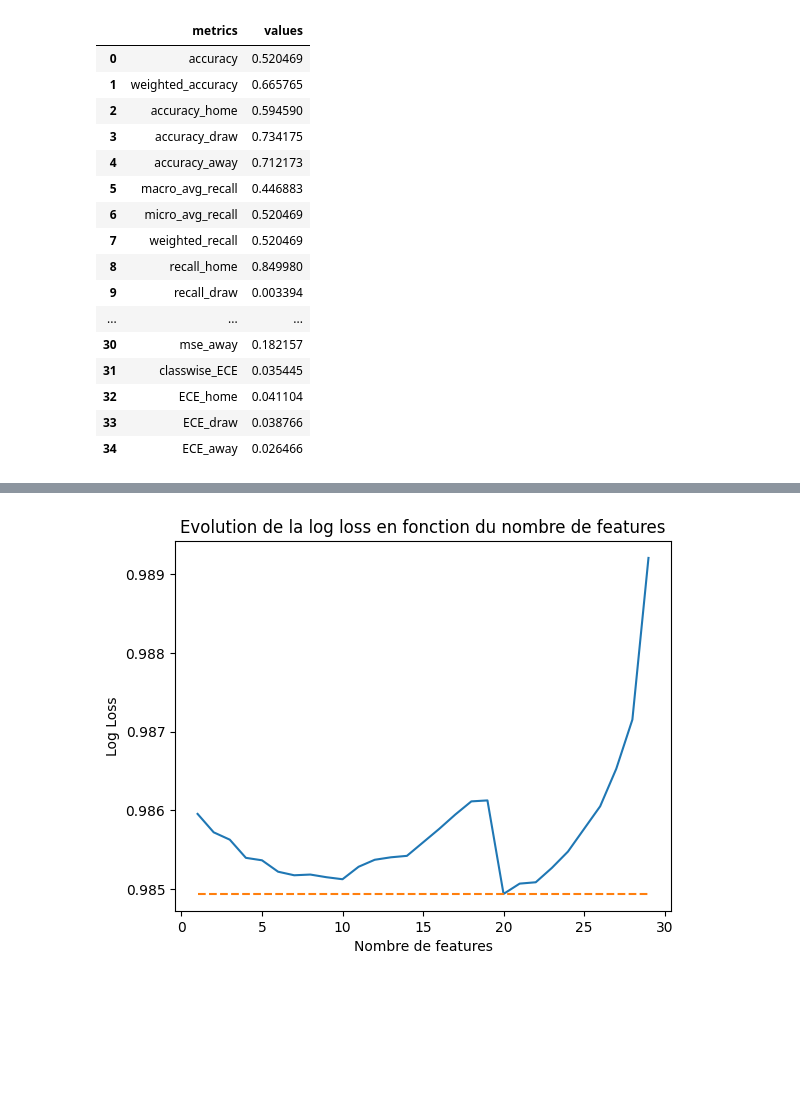
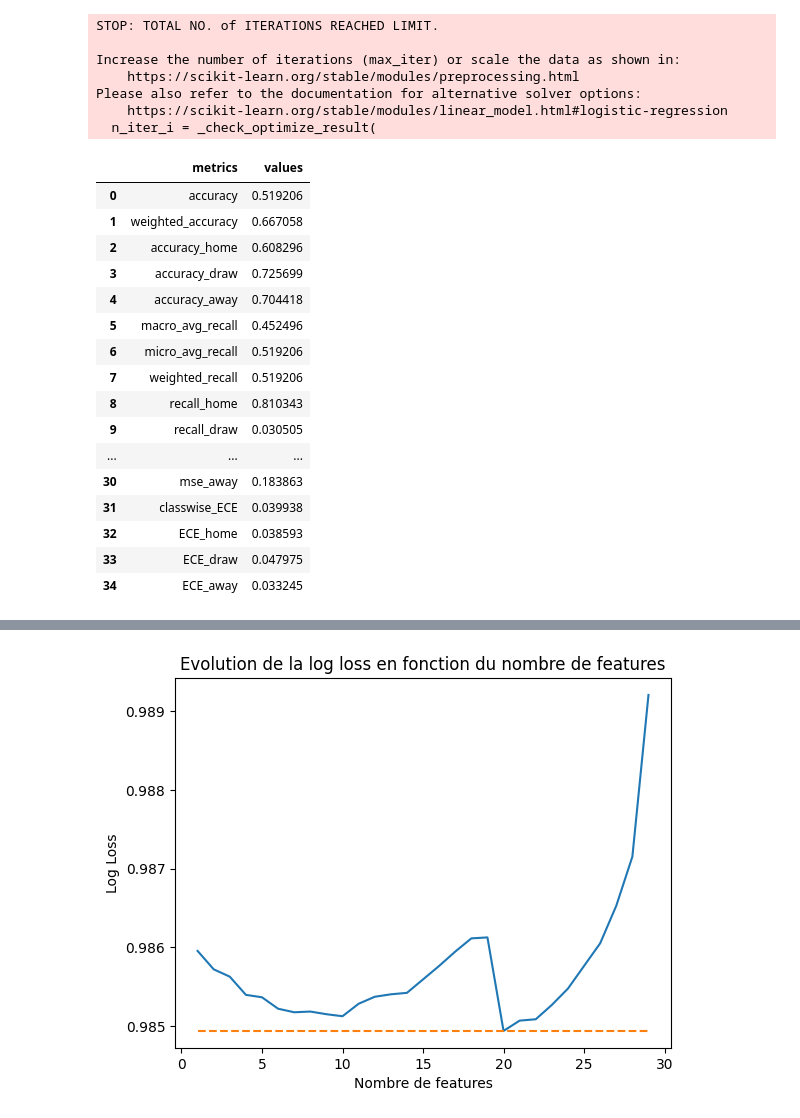
Before and after one commit to JulienDelavande/SoccerBetMLOptimizer, a Jupyter notebook: notebooks/model-exploration/features_exploration_fbref_jd_240923.ipynb, the cells around one changed output, grey strips where cells are left out. Cells and saved outputs as stored; diff of their text form; code cells hidden in the pictures; blank space fills up the shorter version.

```diff
--- a/notebooks/model-exploration/features_exploration_fbref_jd_240923.ipynb
+++ b/notebooks/model-exploration/features_exploration_fbref_jd_240923.ipynb
@@ -65,12 +68,48 @@ X_col_scores = [
     'glicko2_home_before', 'glicko2_away_before', 'glicko2_rd_home_before',
     'glicko2_rd_away_before', 'glicko2_vol_home_before',
     'glicko2_vol_away_before', 'trueskill_home_before',
-    'trueskill_away_before']
+    'trueskill_away_before', 'home_team_goals_season_to_date_before_match',
+'away_team_goals_season_to_date_before_match',
+'avg_home_team_goals_season_to_date_before_match',
+'avg_away_team_goals_season_to_date_before_match']
+
+X_cat = ['home_league',
+ 'home_build_up_speed',
+ 'home_build_up_dribbling',
+ 'home_build_up_passing',
+ 'home_build_up_positioning',
+ 'home_chance_creation_crossing',
+ 'home_chance_creation_passing',
+ 'home_chance_creation_shooting',
+ 'home_chance_creation_positioning',
+ 'home_defence_aggression',
+ 'home_defence_pressure',
+ 'home_defence_team_width',
+ 'home_defence_defender_line',
+ 'away_league',
+ 'away_build_up_speed',
+ 'away_build_up_dribbling',
+ 'away_build_up_passing',
+ 'away_build_up_positioning',
+ 'away_chance_creation_crossing',
+ 'away_chance_creation_passing',
+ 'away_chance_creation_shooting',
+ 'away_chance_creation_positioning',
+ 'away_defence_aggression',
+ 'away_defence_pressure',
+ 'away_defence_team_width',
+ 'away_defence_defender_line',]
+
 
 Y_col = 'FTR'
 
 X_col = X_col_sofifa + X_col_scores
 
+# All features
+df_cat_onehot = pd.get_dummies(fbref_results_df__sofifa_merged__data_formated__signals_added__train[X_cat], drop_first=True)
+X_col = X_col + df_cat_onehot.columns.tolist()
+df_all = pd.concat([fbref_results_df__sofifa_merged__data_formated__signals_added__train, df_cat_onehot], axis=1)
+
 pipeline = Pipeline([
         ('scaler', StandardScaler()),
         ('model', LogisticRegression())
@@ -106,25 +165,32 @@ train_test_metrics
 # %%
-metrics_mean, metrics, _ = train_test(fbref_results_df__sofifa_merged__data_formated__signals_added__train, pipeline, X_col, Y_col, train_test_split_fn_slid, result_df_all_splits, m, beta)
+metrics_mean, metrics, _ = train_test(df_all, pipeline, X_col, Y_col, train_test_split_fn_slid, result_df_all_splits, m, beta)
 train_test_metrics = pd.DataFrame({'metrics': metrics_mean.keys(), 'values': metrics_mean.values()})
 train_test_metrics
 # %% [output]
+STOP: TOTAL NO. of ITERATIONS REACHED LIMIT.
+
+Increase the number of iterations (max_iter) or scale the data as shown in:
+    https://scikit-learn.org/stable/modules/preprocessing.html
+Please also refer to the documentation for alternative solver options:
+    https://scikit-learn.org/stable/modules/linear_model.html#logistic-regression
+  n_iter_i = _check_optimize_result(
 |  | metrics | values |
-| 0 | accuracy | 0.520469 |
-| 1 | weighted_accuracy | 0.665765 |
-| 2 | accuracy_home | 0.594590 |
-| 3 | accuracy_draw | 0.734175 |
-| 4 | accuracy_away | 0.712173 |
-| 5 | macro_avg_recall | 0.446883 |
-| 6 | micro_avg_recall | 0.520469 |
-| 7 | weighted_recall | 0.520469 |
-| 8 | recall_home | 0.849980 |
-| 9 | recall_draw | 0.003394 |
+| 0 | accuracy | 0.519206 |
+| 1 | weighted_accuracy | 0.667058 |
+| 2 | accuracy_home | 0.608296 |
+| 3 | accuracy_draw | 0.725699 |
+| 4 | accuracy_away | 0.704418 |
+| 5 | macro_avg_recall | 0.452496 |
+| 6 | micro_avg_recall | 0.519206 |
+| 7 | weighted_recall | 0.519206 |
+| 8 | recall_home | 0.810343 |
+| 9 | recall_draw | 0.030505 |
 | ... | ... | ... |
-| 30 | mse_away | 0.182157 |
-| 31 | classwise_ECE | 0.035445 |
-| 32 | ECE_home | 0.041104 |
-| 33 | ECE_draw | 0.038766 |
-| 34 | ECE_away | 0.026466 |
+| 30 | mse_away | 0.183863 |
+| 31 | classwise_ECE | 0.039938 |
+| 32 | ECE_home | 0.038593 |
+| 33 | ECE_draw | 0.047975 |
+| 34 | ECE_away | 0.033245 |
 # %%
 # Récupérer le modèle (LogisticRegression) à partir du pipeline
 model = pipeline.named_steps['model']
```
Also changed, not shown: parts of 35 cells of this notebook, 12 other files.
